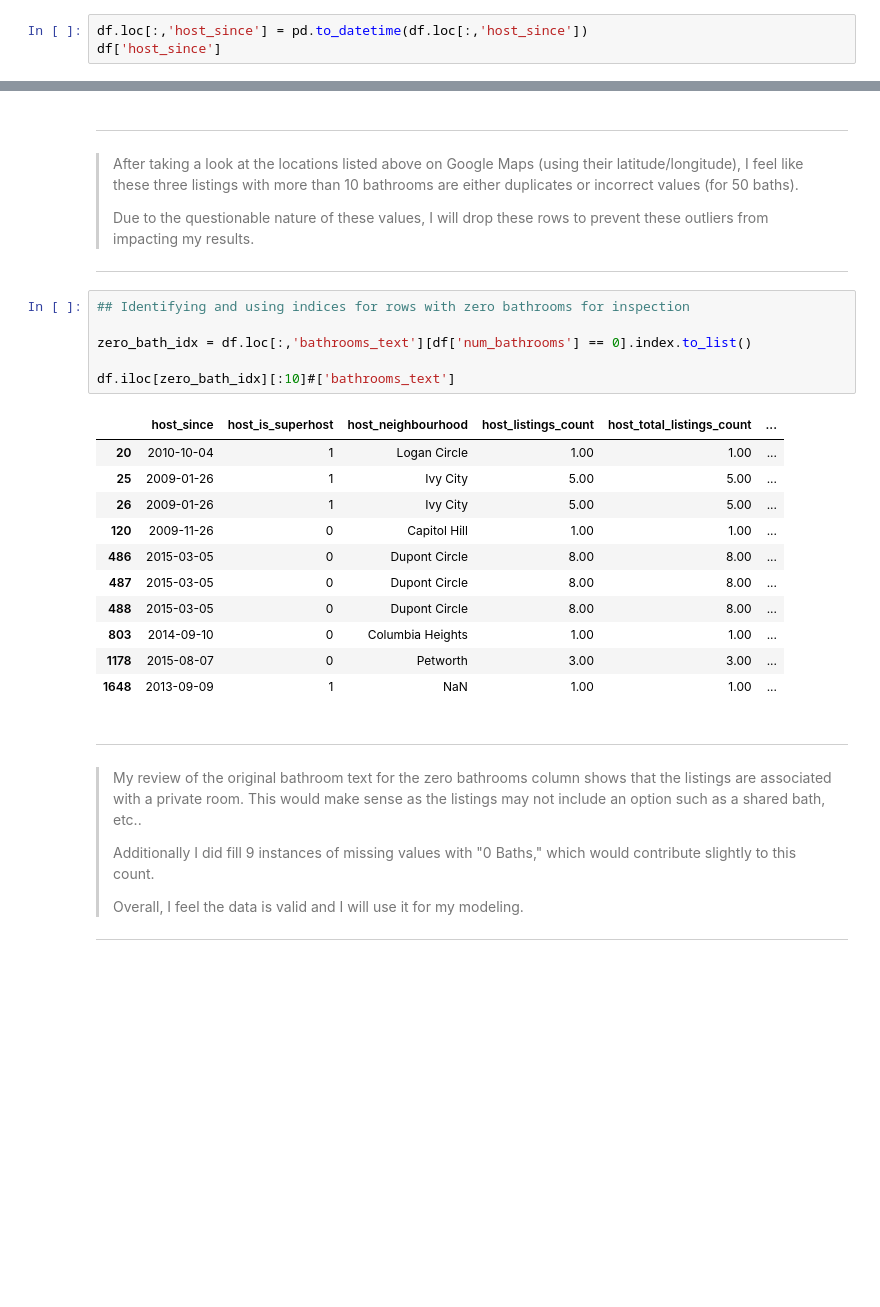
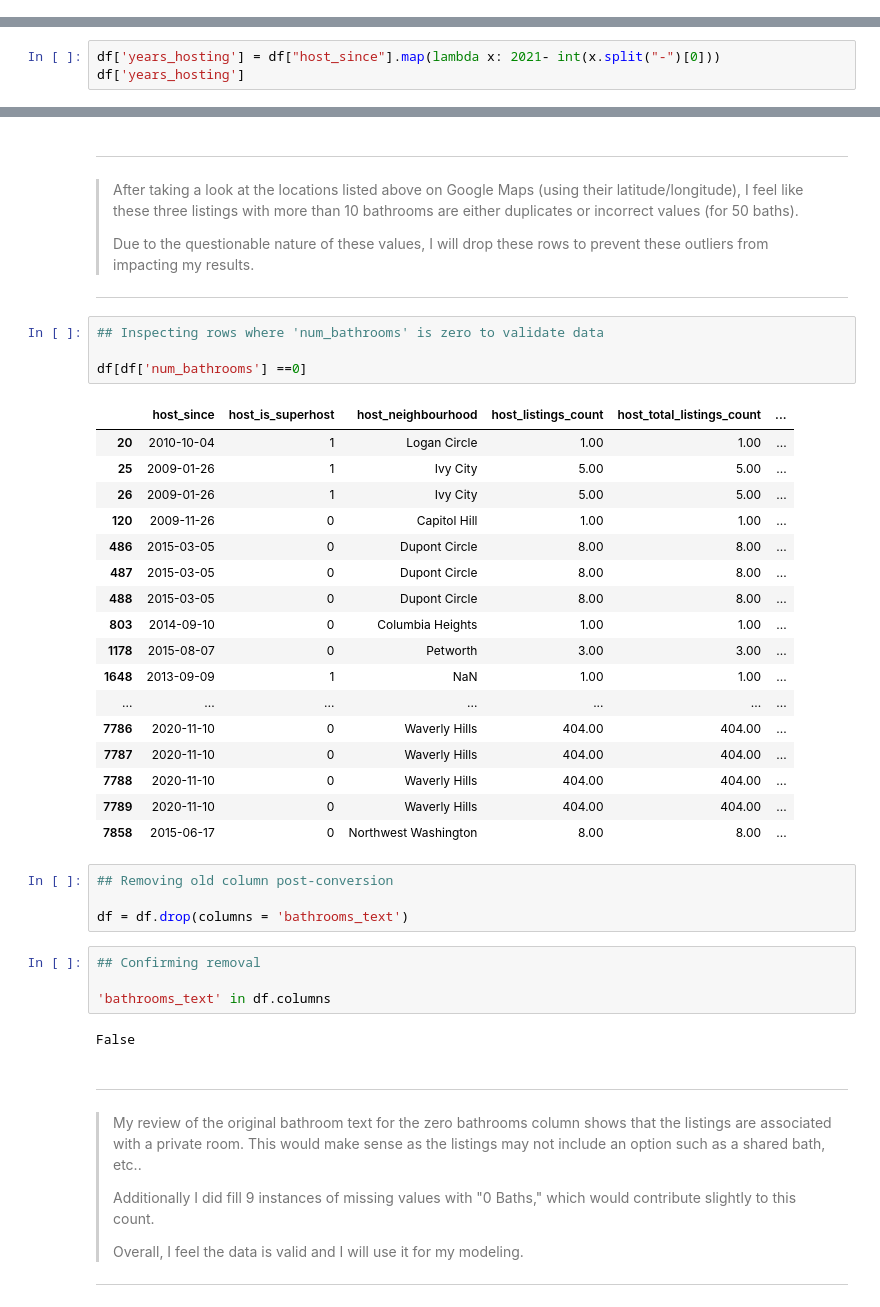
Before and after one commit to BenJMcCarty/Helping_Your_Hosts, a Jupyter notebook: Main.ipynb, the cells around one changed output, grey strips where cells are left out. Cells and saved outputs as stored; diff of their text form; blank space fills up the shorter version.

Commit message:
Plumbed
Created pre-processing pipelines and ran on data

```diff
--- a/Main.ipynb
+++ b/Main.ipynb
@@ -755,3 +656,0 @@ df.head(2)
-# %%
-df.loc[:,'host_since'] = pd.to_datetime(df.loc[:,'host_since'])
-df['host_since']
@@ -775,0 +665,3 @@ Name: host_since, Length: 7897, dtype: datetime64[ns]
+# %%
+df['years_hosting'] = df["host_since"].map(lambda x: 2021- int(x.split("-")[0]))
+df['years_hosting']
@@ -978,24 +917,38 @@ df[df['num_bathrooms'] >10]
 > Due to the questionable nature of these values, I will drop these rows to prevent these outliers from impacting my results.
 
 ---
-# %%
-## Identifying and using indices for rows with zero bathrooms for inspection
-
-zero_bath_idx = df.loc[:,'bathrooms_text'][df['num_bathrooms'] == 0].index.to_list()
-
-df.iloc[zero_bath_idx][:10]#['bathrooms_text']
-# %% [output]
-|  | host_since | host_is_superhost | host_neighbourhood | host_listings_count | host_total_listings_count | ... |
-| 20 | 2010-10-04 | 1 | Logan Circle | 1.00 | 1.00 | ... |
-| 25 | 2009-01-26 | 1 | Ivy City | 5.00 | 5.00 | ... |
-| 26 | 2009-01-26 | 1 | Ivy City | 5.00 | 5.00 | ... |
-| 120 | 2009-11-26 | 0 | Capitol Hill | 1.00 | 1.00 | ... |
-| 486 | 2015-03-05 | 0 | Dupont Circle | 8.00 | 8.00 | ... |
-| 487 | 2015-03-05 | 0 | Dupont Circle | 8.00 | 8.00 | ... |
-| 488 | 2015-03-05 | 0 | Dupont Circle | 8.00 | 8.00 | ... |
-| 803 | 2014-09-10 | 0 | Columbia Heights | 1.00 | 1.00 | ... |
-| 1178 | 2015-08-07 | 0 | Petworth | 3.00 | 3.00 | ... |
-| 1648 | 2013-09-09 | 1 | NaN | 1.00 | 1.00 | ... |
+# %%
+## Inspecting rows where 'num_bathrooms' is zero to validate data
+
+df[df['num_bathrooms'] ==0]
+# %% [output]
+|  | host_since | host_is_superhost | host_neighbourhood | host_listings_count | host_total_listings_count | ... |
+| 20 | 2010-10-04 | 1 | Logan Circle | 1.00 | 1.00 | ... |
+| 25 | 2009-01-26 | 1 | Ivy City | 5.00 | 5.00 | ... |
+| 26 | 2009-01-26 | 1 | Ivy City | 5.00 | 5.00 | ... |
+| 120 | 2009-11-26 | 0 | Capitol Hill | 1.00 | 1.00 | ... |
+| 486 | 2015-03-05 | 0 | Dupont Circle | 8.00 | 8.00 | ... |
+| 487 | 2015-03-05 | 0 | Dupont Circle | 8.00 | 8.00 | ... |
+| 488 | 2015-03-05 | 0 | Dupont Circle | 8.00 | 8.00 | ... |
+| 803 | 2014-09-10 | 0 | Columbia Heights | 1.00 | 1.00 | ... |
+| 1178 | 2015-08-07 | 0 | Petworth | 3.00 | 3.00 | ... |
+| 1648 | 2013-09-09 | 1 | NaN | 1.00 | 1.00 | ... |
+| ... | ... | ... | ... | ... | ... | ... |
+| 7786 | 2020-11-10 | 0 | Waverly Hills | 404.00 | 404.00 | ... |
+| 7787 | 2020-11-10 | 0 | Waverly Hills | 404.00 | 404.00 | ... |
+| 7788 | 2020-11-10 | 0 | Waverly Hills | 404.00 | 404.00 | ... |
+| 7789 | 2020-11-10 | 0 | Waverly Hills | 404.00 | 404.00 | ... |
+| 7858 | 2015-06-17 | 0 | Northwest Washington | 8.00 | 8.00 | ... |
+# %%
+## Removing old column post-conversion
+
+df = df.drop(columns = 'bathrooms_text')
+# %%
+## Confirming removal
+
+'bathrooms_text' in df.columns
+# %% [output]
+False
 # %% [markdown]
 ---
 
```
Also changed, not shown: parts of 106 cells of this notebook, 2 other files.
